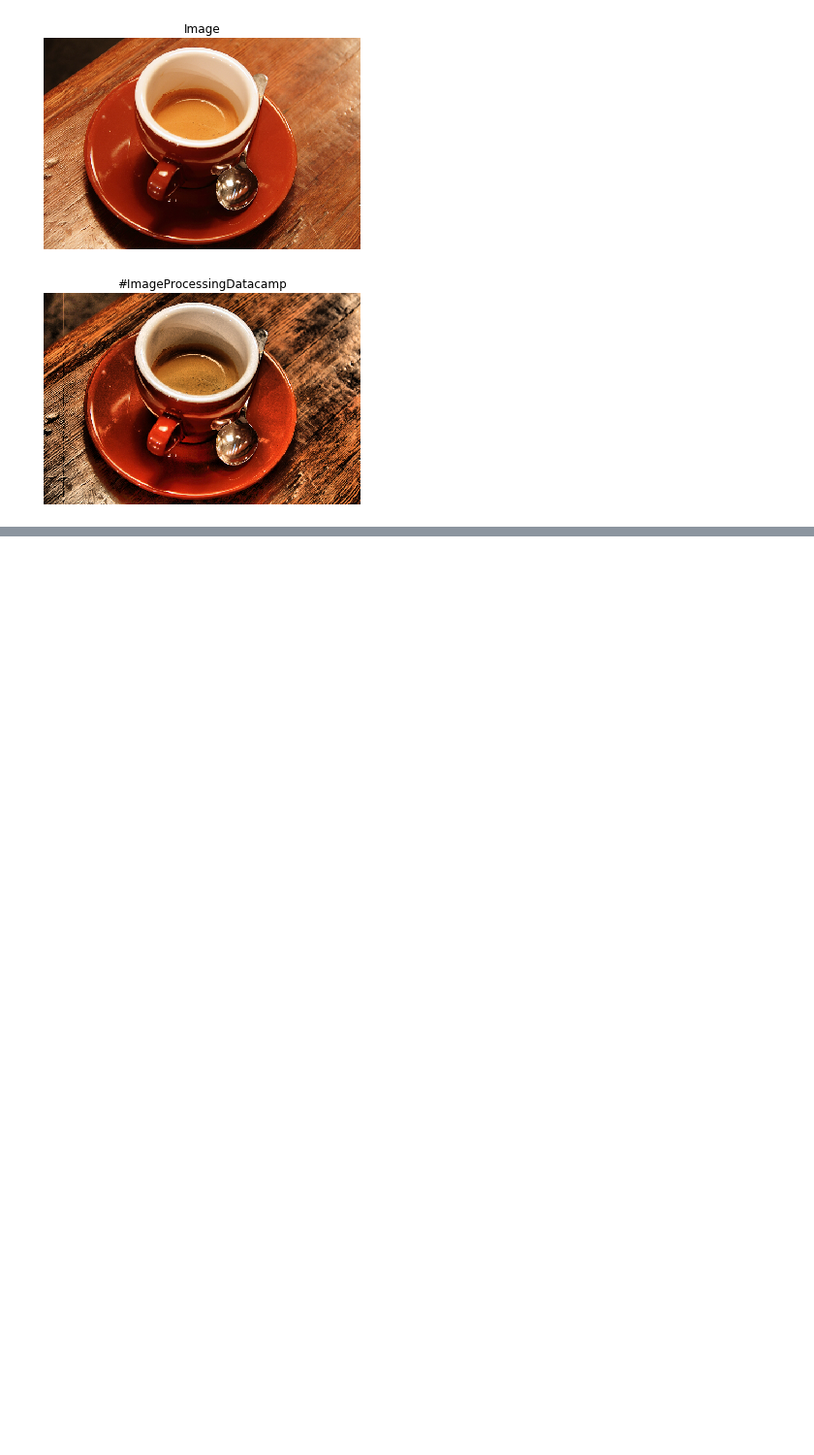
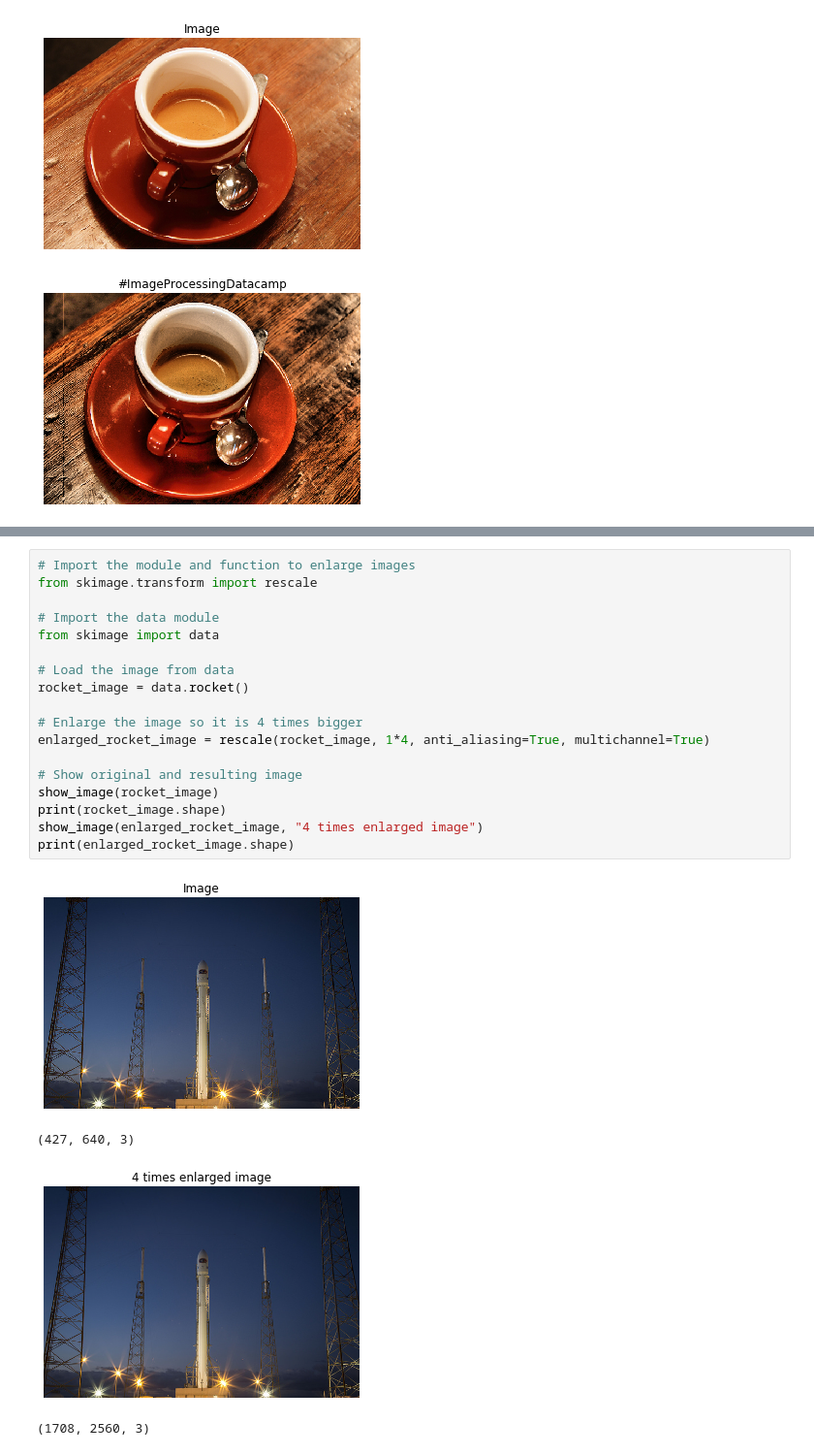
Before and after one commit to prashant-bande/Image-Processing, a Jupyter notebook: 3. Basic Image Processing using skimage.ipynb, the cells around one changed output, grey strips where cells are left out. Shown at 97% size. Saved outputs shown, nothing was run; the diff lists cells and outputs as text; blank space fills up the shorter version.

```diff
--- a/3. Basic Image Processing using skimage.ipynb
+++ b/3. Basic Image Processing using skimage.ipynb
@@ -135,0 +172,23 @@ show_image(adapthist_eq_image, '#ImageProcessingDatacamp')
+# %%
+# Import the module and function to enlarge images
+from skimage.transform import rescale
+
+# Import the data module
+from skimage import data
+
+# Load the image from data
+rocket_image = data.rocket()
+
+# Enlarge the image so it is 4 times bigger
+enlarged_rocket_image = rescale(rocket_image, 1*4, anti_aliasing=True, multichannel=True)
+
+# Show original and resulting image
+show_image(rocket_image)
+print(rocket_image.shape)
+show_image(enlarged_rocket_image, "4 times enlarged image")
+print(enlarged_rocket_image.shape)
+# %% [output]
+[figure, added]
+(427, 640, 3)
+[figure, added]
+(1708, 2560, 3)
```
Also changed, not shown: parts of 8 cells of this notebook, 6 other files.
